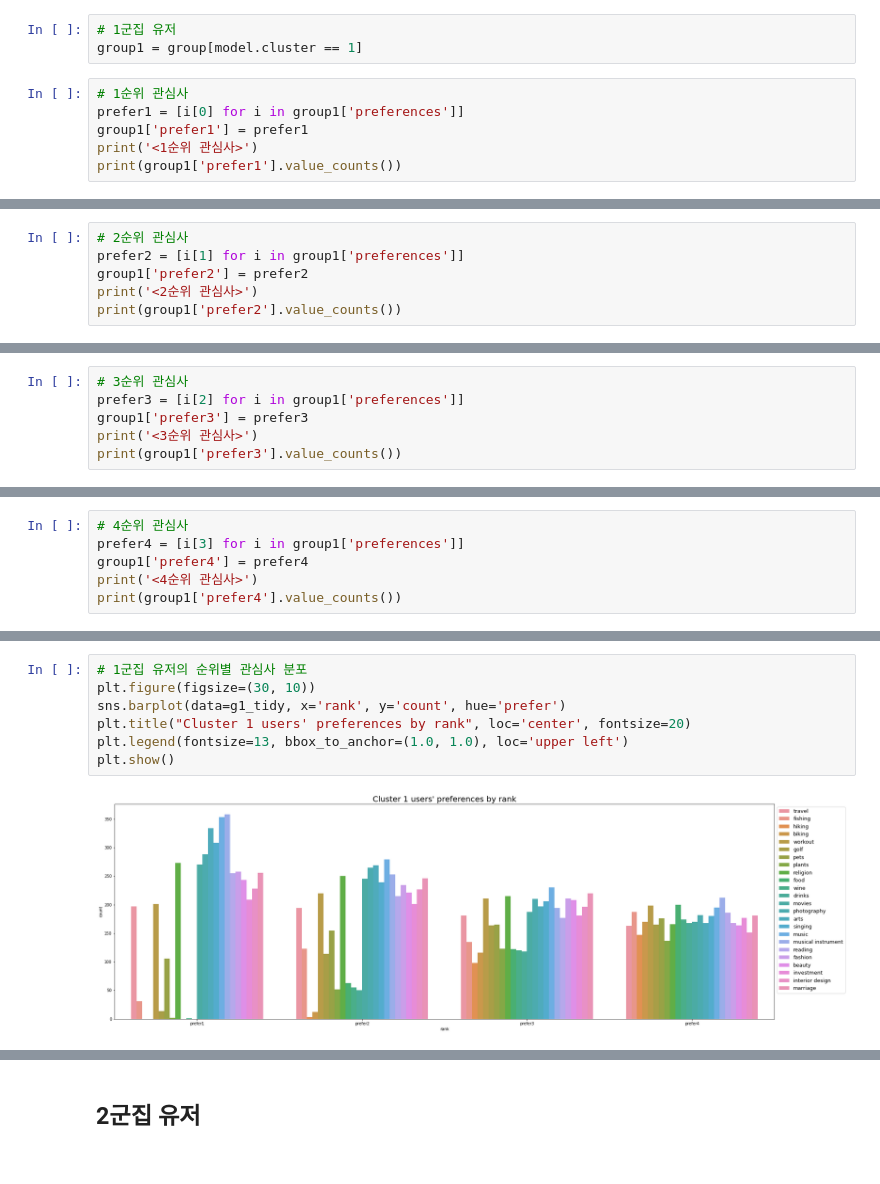
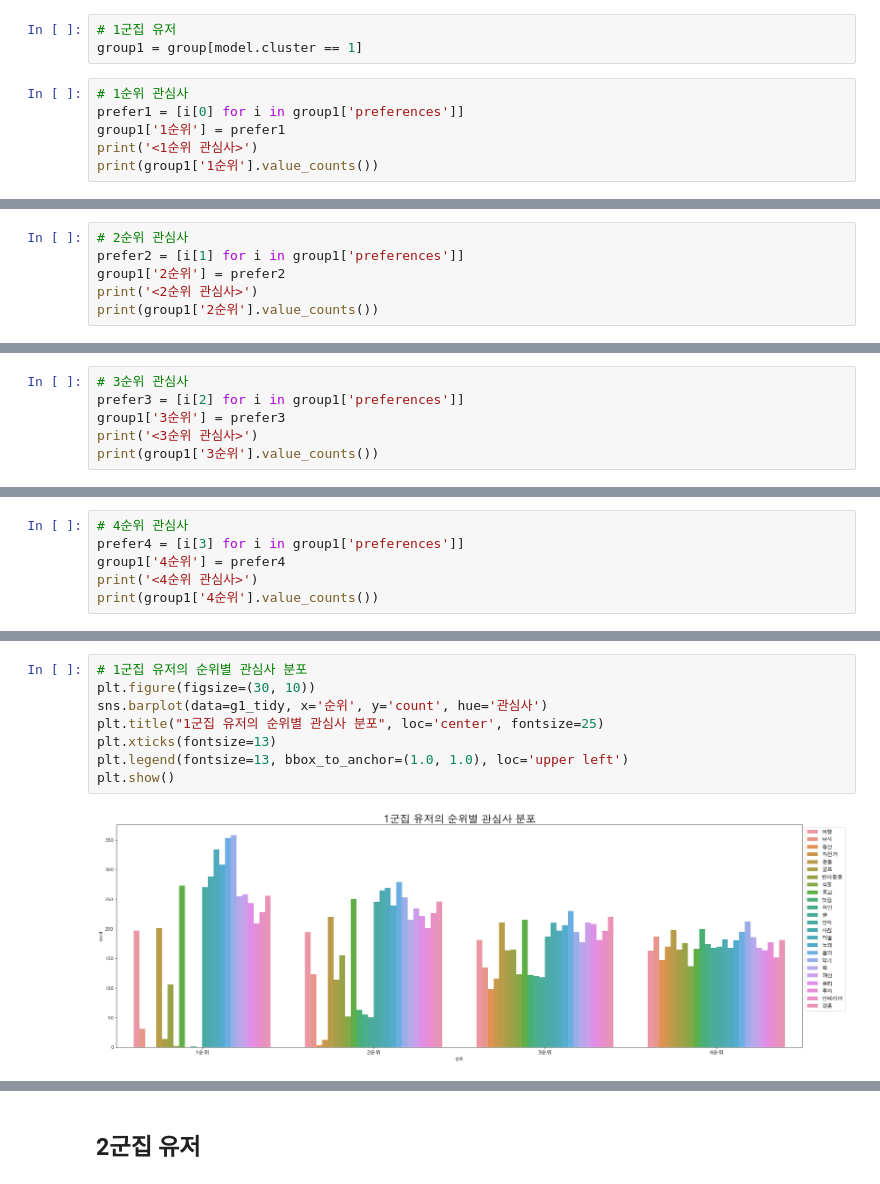
Before and after one commit to yunhaeng/Sinor_recommendation, a Jupyter notebook: testing/sh/test_weights.ipynb, the cells around one changed output, grey strips where cells are left out. Drawn from its saved outputs; the diff is of its cells as text.

```diff
--- a/testing/sh/test_weights.ipynb
+++ b/testing/sh/test_weights.ipynb
@@ -360,8 +423,8 @@ group1 = group[model.cluster == 1]
 # %%
 # 1순위 관심사
 prefer1 = [i[0] for i in group1['preferences']]
-group1['prefer1'] = prefer1
+group1['1순위'] = prefer1
 print('<1순위 관심사>')
-print(group1['prefer1'].value_counts())
+print(group1['1순위'].value_counts())
 # %% [output]
 <1순위 관심사>
@@ -384,8 +447,8 @@ Name: prefer1, dtype: int64
 # %%
 # 2순위 관심사
 prefer2 = [i[1] for i in group1['preferences']]
-group1['prefer2'] = prefer2
+group1['2순위'] = prefer2
 print('<2순위 관심사>')
-print(group1['prefer2'].value_counts())
+print(group1['2순위'].value_counts())
 # %% [output]
 <2순위 관심사>
@@ -408,8 +471,8 @@ Name: prefer2, dtype: int64
 # %%
 # 3순위 관심사
 prefer3 = [i[2] for i in group1['preferences']]
-group1['prefer3'] = prefer3
+group1['3순위'] = prefer3
 print('<3순위 관심사>')
-print(group1['prefer3'].value_counts())
+print(group1['3순위'].value_counts())
 # %% [output]
 <3순위 관심사>
@@ -432,8 +495,8 @@ Name: prefer3, dtype: int64
 # %%
 # 4순위 관심사
 prefer4 = [i[3] for i in group1['preferences']]
-group1['prefer4'] = prefer4
+group1['4순위'] = prefer4
 print('<4순위 관심사>')
-print(group1['prefer4'].value_counts())
+print(group1['4순위'].value_counts())
 # %% [output]
 <4순위 관심사>
@@ -496,12 +559,13 @@ g1_tidy
 # %%
 # 1군집 유저의 순위별 관심사 분포
 plt.figure(figsize=(30, 10))
-sns.barplot(data=g1_tidy, x='rank', y='count', hue='prefer')
-plt.title("Cluster 1 users' preferences by rank", loc='center', fontsize=20)
+sns.barplot(data=g1_tidy, x='순위', y='count', hue='관심사')
+plt.title("1군집 유저의 순위별 관심사 분포", loc='center', fontsize=25)
+plt.xticks(fontsize=13)
 plt.legend(fontsize=13, bbox_to_anchor=(1.0, 1.0), loc='upper left')
 plt.show()
 # %% [output]
-[figure, old version]
+[figure, new version]
 # %%
 # 1군집 유저의 관심사별 순위 분포
 plt.figure(figsize=(30, 10))
```
Also changed, not shown: parts of 38 cells of this notebook.
